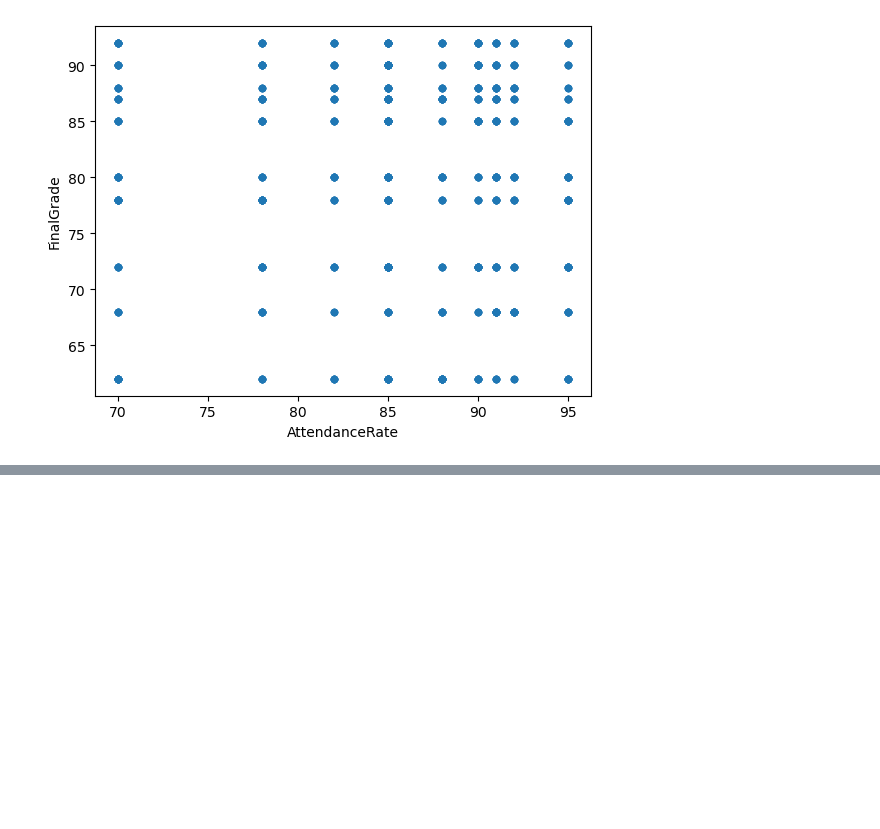
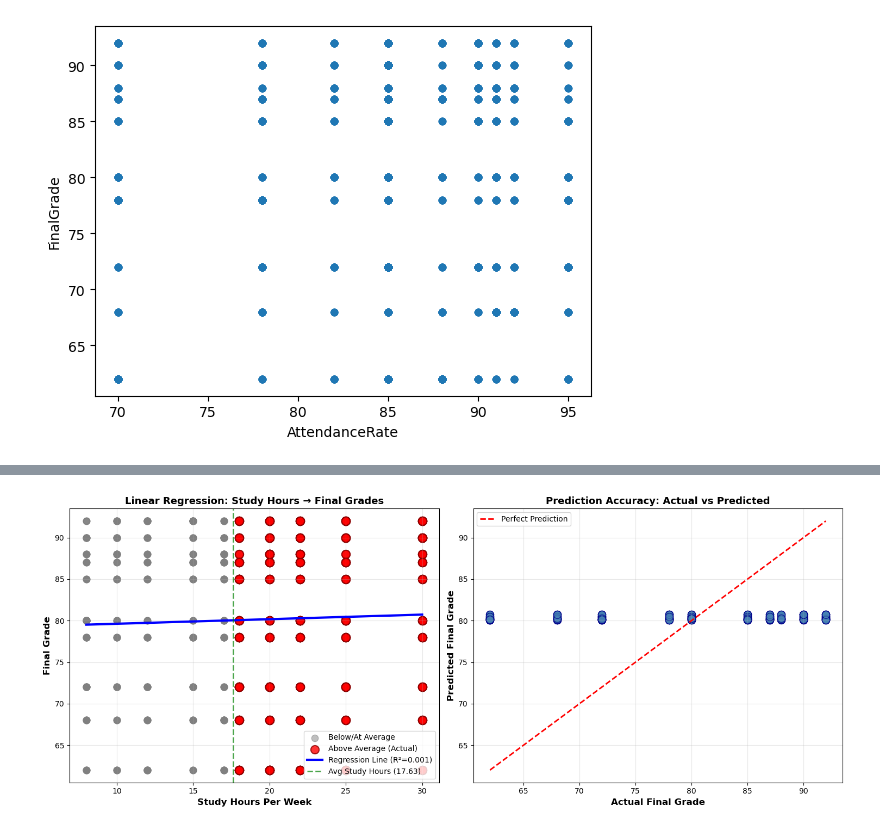
Before and after one commit to Pelumi-Git/Python-codes-for-data-analysis, a Jupyter notebook: jupyternotebook.ipynb, the cells around one changed output, grey strips where cells are left out. Cells and saved outputs as stored; diff of their text form; code cells hidden in the pictures; blank space fills up the shorter version.

Commit message:
My new workflow for student performance

```diff
--- a/jupyternotebook.ipynb
+++ b/jupyternotebook.ipynb
@@ -45,5 +5,5 @@ import matplotlib
 # %%
-df=pd.read_csv(r'C:\Users\USER\Desktop\student_performance_updated_1000.csv')
+df=pd.read_csv(r'C:\Users\USER\Desktop\student_performance_updated_1000_csv.csv')
 # %%
 df
 # %% [output]
@@ -972,0 +1221,15 @@ df.plot.scatter(x="AttendanceRate",y="FinalGrade")
+# %%
+# Calculate prediction errors
+above_avg_students['PredictionError'] = above_avg_students['FinalGrade'] - above_avg_students['PredictedGrade']
+above_avg_students['AbsoluteError'] = abs(above_avg_students['PredictionError'])
+
+mae = above_avg_students['AbsoluteError'].mean()  # Mean Absolute Error
+rmse_above = np.sqrt((above_avg_students['PredictionError']**2).mean())
+
+print("\n" + "=" * 70)
+print("PREDICTION ACCURACY FOR ABOVE-AVERAGE STUDENTS")
+print("=" * 70)
+print(f"\n  • Mean Absolute Error (MAE): {mae:.2f} points")
+print(f"  • Average Prediction Error: ±{mae:.2f} points")
+print(f"  • Average Actual Grade: {above_avg_students['FinalGrade'].mean():.2f}")
+print(f"  • Average Predicted Grade: {above_avg_students['PredictedGrade'].mean():.2f}")
@@ -972,0 +1245,48 @@ df.plot.scatter(x="AttendanceRate",y="FinalGrade")
+# %%
+import matplotlib.pyplot as plt
+
+fig, (ax1, ax2) = plt.subplots(1, 2, figsize=(15, 6))
+
+# Plot 1: Regression line with highlighting above-average students
+ax1.scatter(df[df['StudyHoursPerWeek'] <= avg_study_hours]['StudyHoursPerWeek'],
+           df[df['StudyHoursPerWeek'] <= avg_study_hours]['FinalGrade'],
+           alpha=0.5, s=80, color='gray', label='Below/At Average')
+
+ax1.scatter(above_avg_students['StudyHoursPerWeek'],
+           above_avg_students['FinalGrade'],
+           alpha=0.8, s=120, color='red', edgecolor='darkred', linewidth=1.5,
+           label='Above Average (Actual)')
+
+# Regression line
+x_range = np.linspace(df['StudyHoursPerWeek'].min(), df['StudyHoursPerWeek'].max(), 100)
+y_pred_range = model.predict(x_range.reshape(-1, 1))
+ax1.plot(x_range, y_pred_range, 'b-', linewidth=3, label=f'Regression Line (R²={r2:.3f})')
+
+# Average study hours line
+ax1.axvline(avg_study_hours, color='green', linestyle='--', linewidth=2, alpha=0.7,
+           label=f'Avg Study Hours ({avg_study_hours:.2f})')
+
+ax1.set_xlabel('Study Hours Per Week', fontsize=12, fontweight='bold')
+ax1.set_ylabel('Final Grade', fontsize=12, fontweight='bold')
+ax1.set_title('Linear Regression: Study Hours → Final Grades', fontsize=13, fontweight='bold')
+ax1.legend(fontsize=10)
+ax1.grid(True, alpha=0.3)
+
+# Plot 2: Actual vs Predicted
+ax2.scatter(above_avg_students['FinalGrade'], above_avg_students['PredictedGrade'],
+           alpha=0.7, s=100, color='steelblue', edgecolor='darkblue', linewidth=1)
+
+min_grade = min(above_avg_students['FinalGrade'].min(), above_avg_students['PredictedGrade'].min())
+max_grade = max(above_avg_students['FinalGrade'].max(), above_avg_students['PredictedGrade'].max())
+ax2.plot([min_grade, max_grade], [min_grade, max_grade], 'r--', linewidth=2, label='Perfect Prediction')
+
+ax2.set_xlabel('Actual Final Grade', fontsize=12, fontweight='bold')
+ax2.set_ylabel('Predicted Final Grade', fontsize=12, fontweight='bold')
+ax2.set_title('Prediction Accuracy: Actual vs Predicted', fontsize=13, fontweight='bold')
+ax2.legend(fontsize=10)
+ax2.grid(True, alpha=0.3)
+
+plt.tight_layout()
+plt.show()
+# %% [output]
+[figure, added]
```
Also changed, not shown: parts of 16 cells of this notebook.
